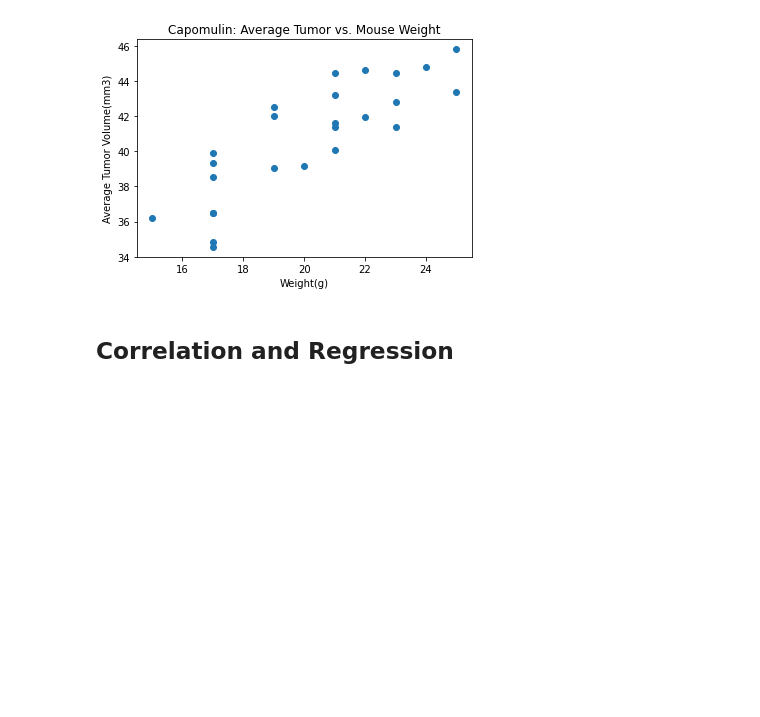
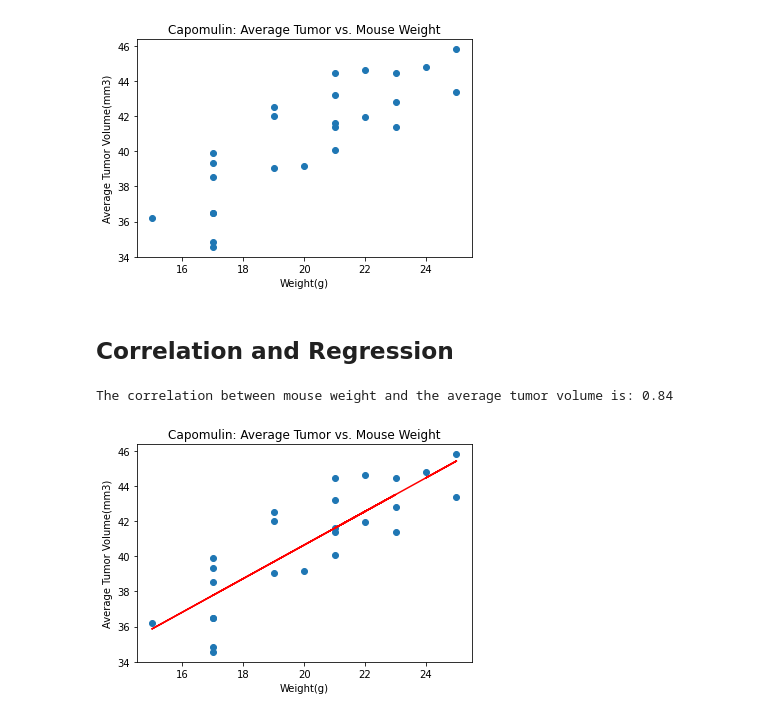
Before and after one commit to yuyhong23/matplotlib_the_power_of_plots, a Jupyter notebook: Pymaceuticals/pymaceuticals_starter-Copy1.ipynb, the cells around one changed output. Cells and saved outputs as stored; diff of their text form; code cells hidden in the pictures; blank space fills up the shorter version.

Commit message:
Finished setting up scripts for correlation and regression line section.

```diff
--- a/Pymaceuticals/pymaceuticals_starter-Copy1.ipynb
+++ b/Pymaceuticals/pymaceuticals_starter-Copy1.ipynb
@@ -332,0 +330,20 @@ Text(0, 0.5, 'Average Tumor Volume(mm3)')
+# %%
+# Calculate the correlation coefficient and linear regression model
+# for mouse weight and average tumor volume for the Capomulin regimen
+x_values = combine_data["Weight (g)"] #have to do this to avoid the type error
+y_values = average_capomulin_tumor
+
+(slope, intercept, rvalue, pvalue, stderr) = st.linregress(x_values, y_values)
+regress_values = x_values * slope + intercept
+
+plt.scatter(x_values,y_values)
+plt.plot(x_values,regress_values, color="r")
+
+plt.title("Capomulin: Average Tumor vs. Mouse Weight")
+plt.xlabel("Weight(g)")
+plt.ylabel("Average Tumor Volume(mm3)")
+print(f"The correlation between mouse weight and the average tumor volume is: {round(rvalue,2)}")
+plt.show()
+# %% [output]
+The correlation between mouse weight and the average tumor volume is: 0.84
+[figure, added]
```
Also changed, not shown: parts of 1 cell of this notebook.
